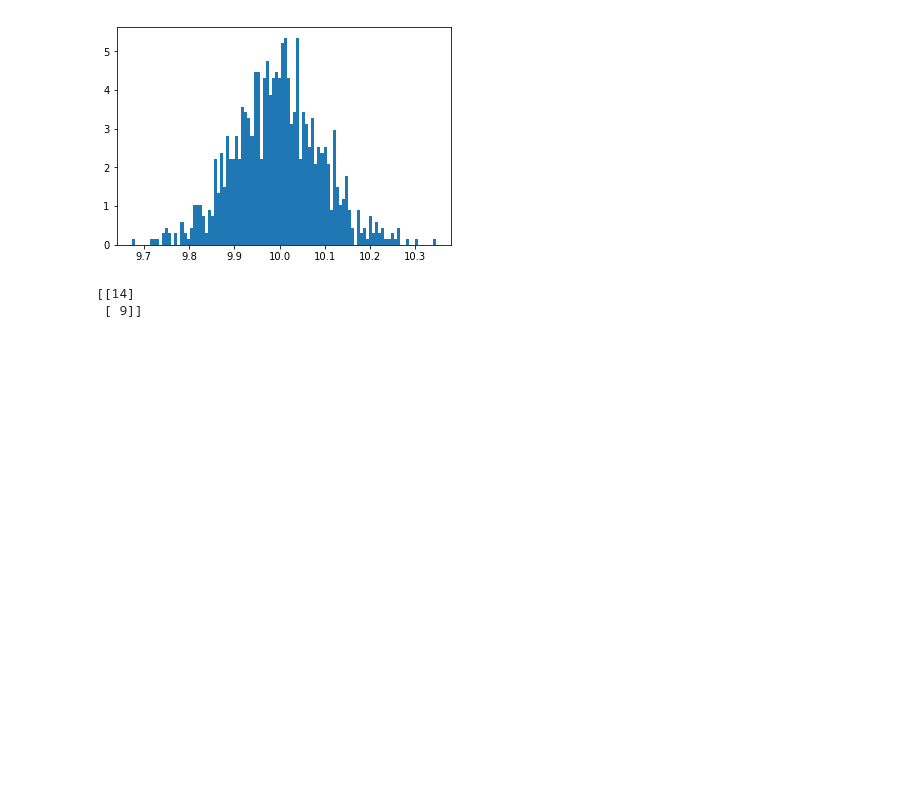
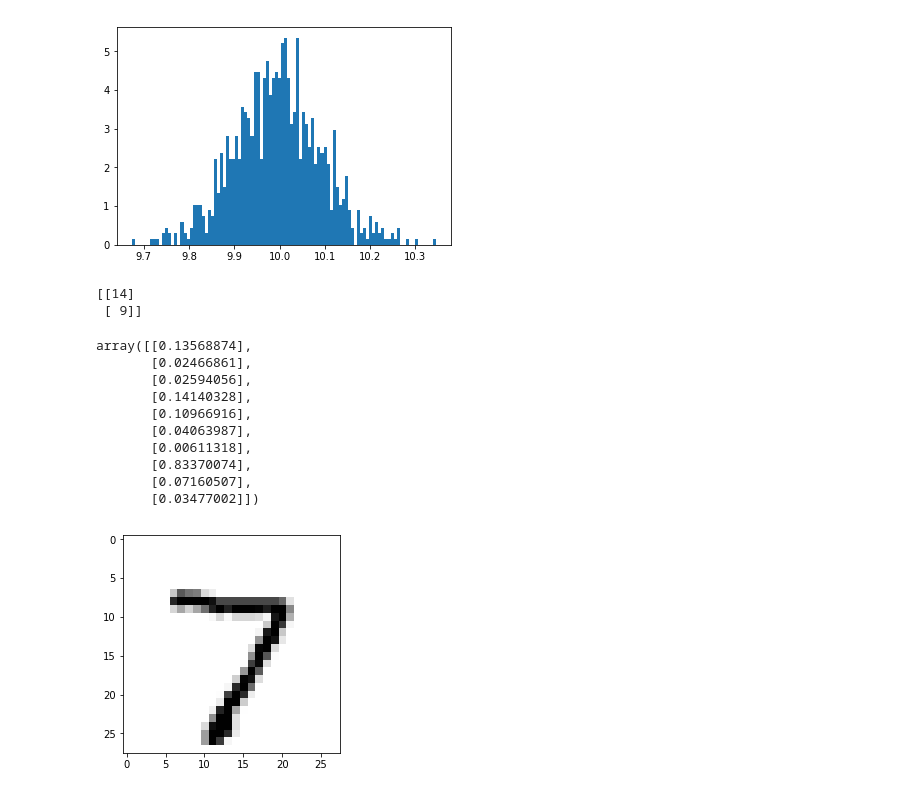
Before and after one commit to huangcun666/notebooks, a Jupyter notebook: 未命名.ipynb, the cells around one changed output. Drawn from its saved outputs; the diff is of its cells as text; code cells hidden in the pictures; blank space fills up the shorter version.

```diff
--- a/未命名.ipynb
+++ b/未命名.ipynb
@@ -127,3 +128,24 @@ print(s)
 # %% [output]
 [[14]
  [ 9]]
+# %%
+test_data_file=open('mnist_test_10.csv','r')
+test_data_list=test_data_file.readlines()
+test_data_file.close()
+all_values=test_data_list[0].split(',')
+image_array=numpy.asfarray(all_values[1:]).reshape((28,28))
+plt.imshow(image_array,cmap='Greys')
+
+n.query(numpy.asfarray(all_values[1:])/255*0.99+0.01)
+# %% [output]
+array([[0.13568874],
+       [0.02466861],
+       [0.02594056],
+       [0.14140328],
+       [0.10966916],
+       [0.04063987],
+       [0.00611318],
+       [0.83370074],
+       [0.07160507],
+       [0.03477002]])
+[figure, added]
```
Also changed, not shown: parts of 4 cells of this notebook, 1 other file.
